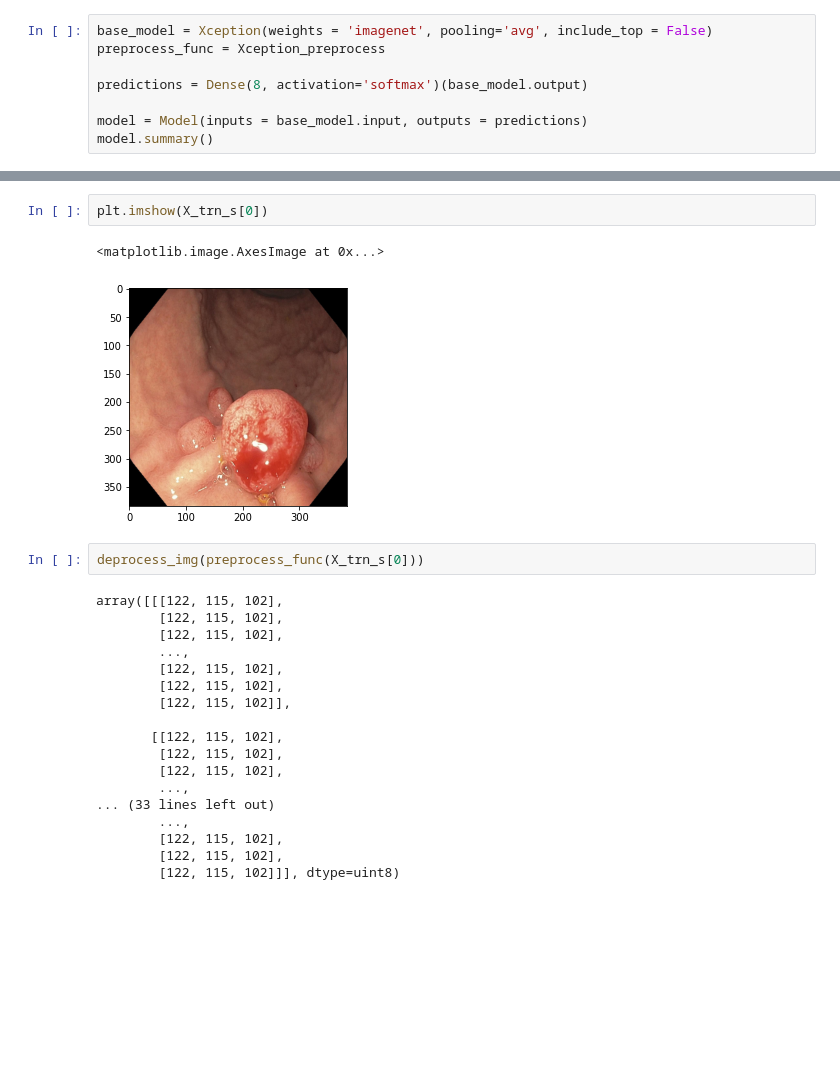
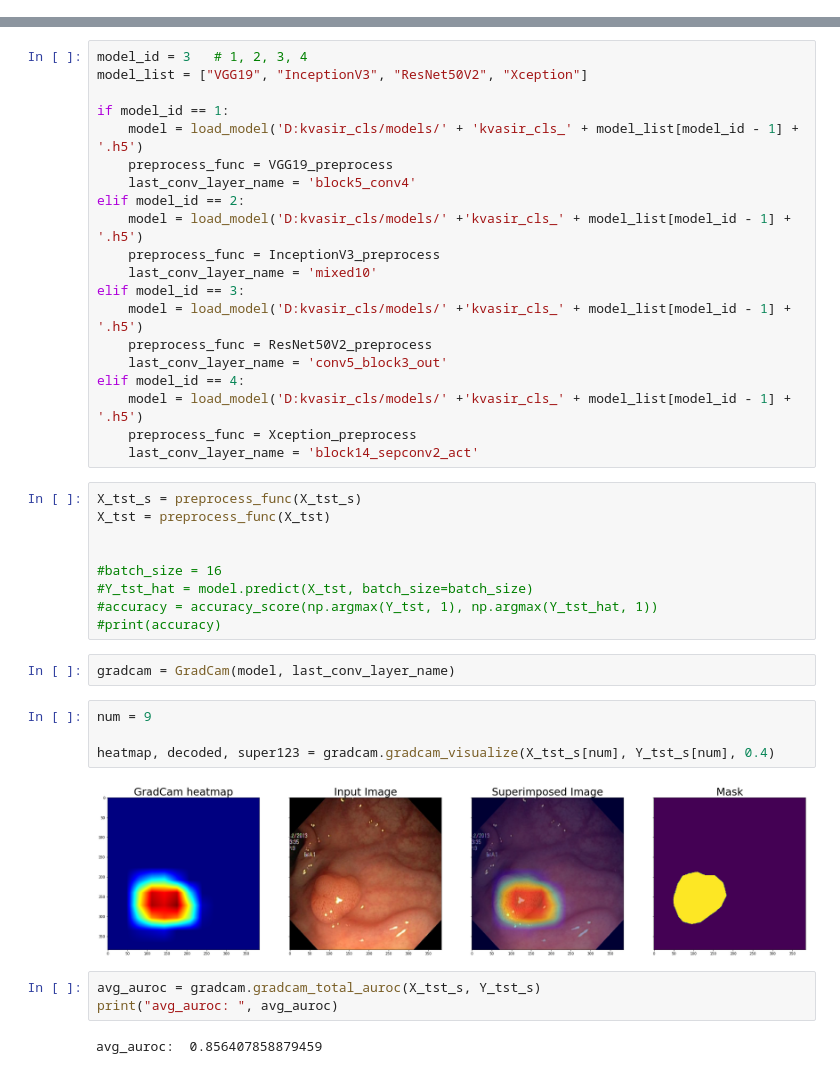
Before and after one commit to hjm9702/Kvasir-XAI, a Jupyter notebook: XAI_method/gradcam_module.ipynb, the cells around one changed output, grey strips where cells are left out. Saved outputs shown, nothing was run; the diff lists cells and outputs as text; blank space fills up the shorter version.

Commit message:
Notebook for GradCam example updated

```diff
--- a/XAI_method/gradcam_module.ipynb
+++ b/XAI_method/gradcam_module.ipynb
@@ -114,11 +110,3 @@ trn.shape (5600, 384, 384, 3) (5600, 8)
 val.shape (1200, 384, 384, 3) (1200, 8)
 tst.shape (1200, 384, 384, 3) (1200, 8)
 (1000, 384, 384, 3) (1000, 384, 384)
-# %%
-base_model = Xception(weights = 'imagenet', pooling='avg', include_top = False)
-preprocess_func = Xception_preprocess
-
-predictions = Dense(8, activation='softmax')(base_model.output)
-
-model = Model(inputs = base_model.input, outputs = predictions)
-model.summary()
@@ -245,25 +113,42 @@ plt.imshow(resnet_de(preprocess_func(X_trn_s[0])).astype('uint8'))
-# %%
-plt.imshow(X_trn_s[0])
-# %% [output]
-<matplotlib.image.AxesImage at 0x...>
-[figure, removed]
-# %%
-deprocess_img(preprocess_func(X_trn_s[0]))
-# %% [output]
-array([[[122, 115, 102],
-        [122, 115, 102],
-        [122, 115, 102],
-        ...,
-        [122, 115, 102],
-        [122, 115, 102],
-        [122, 115, 102]],
-
-       [[122, 115, 102],
-        [122, 115, 102],
-        [122, 115, 102],
-        ...,
-... (33 lines left out)
-        ...,
-        [122, 115, 102],
-        [122, 115, 102],
-        [122, 115, 102]]], dtype=uint8)
+# %%
+model_id = 3   # 1, 2, 3, 4
+model_list = ["VGG19", "InceptionV3", "ResNet50V2", "Xception"]
+
+if model_id == 1:
+    model = load_model('D:kvasir_cls/models/' + 'kvasir_cls_' + model_list[model_id - 1] + '.h5')
+    preprocess_func = VGG19_preprocess
+    last_conv_layer_name = 'block5_conv4'
+elif model_id == 2:
+    model = load_model('D:kvasir_cls/models/' +'kvasir_cls_' + model_list[model_id - 1] + '.h5')
+    preprocess_func = InceptionV3_preprocess
+    last_conv_layer_name = 'mixed10'
+elif model_id == 3:
+    model = load_model('D:kvasir_cls/models/' +'kvasir_cls_' + model_list[model_id - 1] + '.h5')
+    preprocess_func = ResNet50V2_preprocess
+    last_conv_layer_name = 'conv5_block3_out'
+elif model_id == 4:
+    model = load_model('D:kvasir_cls/models/' +'kvasir_cls_' + model_list[model_id - 1] + '.h5')
+    preprocess_func = Xception_preprocess
+    last_conv_layer_name = 'block14_sepconv2_act'
+# %%
+X_tst_s = preprocess_func(X_tst_s)
+X_tst = preprocess_func(X_tst)
+
+
+#batch_size = 16
+#Y_tst_hat = model.predict(X_tst, batch_size=batch_size)
+#accuracy = accuracy_score(np.argmax(Y_tst, 1), np.argmax(Y_tst_hat, 1))
+#print(accuracy)
+# %%
+gradcam = GradCam(model, last_conv_layer_name)
+# %%
+num = 9
+
+heatmap, decoded, super123 = gradcam.gradcam_visualize(X_tst_s[num], Y_tst_s[num], 0.4)
+# %% [output]
+[figure, added]
+# %%
+avg_auroc = gradcam.gradcam_total_auroc(X_tst_s, Y_tst_s)
+print("avg_auroc: ", avg_auroc)
+# %% [output]
+avg_auroc:  0.856407858879459
```
Also changed, not shown: parts of 17 cells of this notebook, 1 other file.
